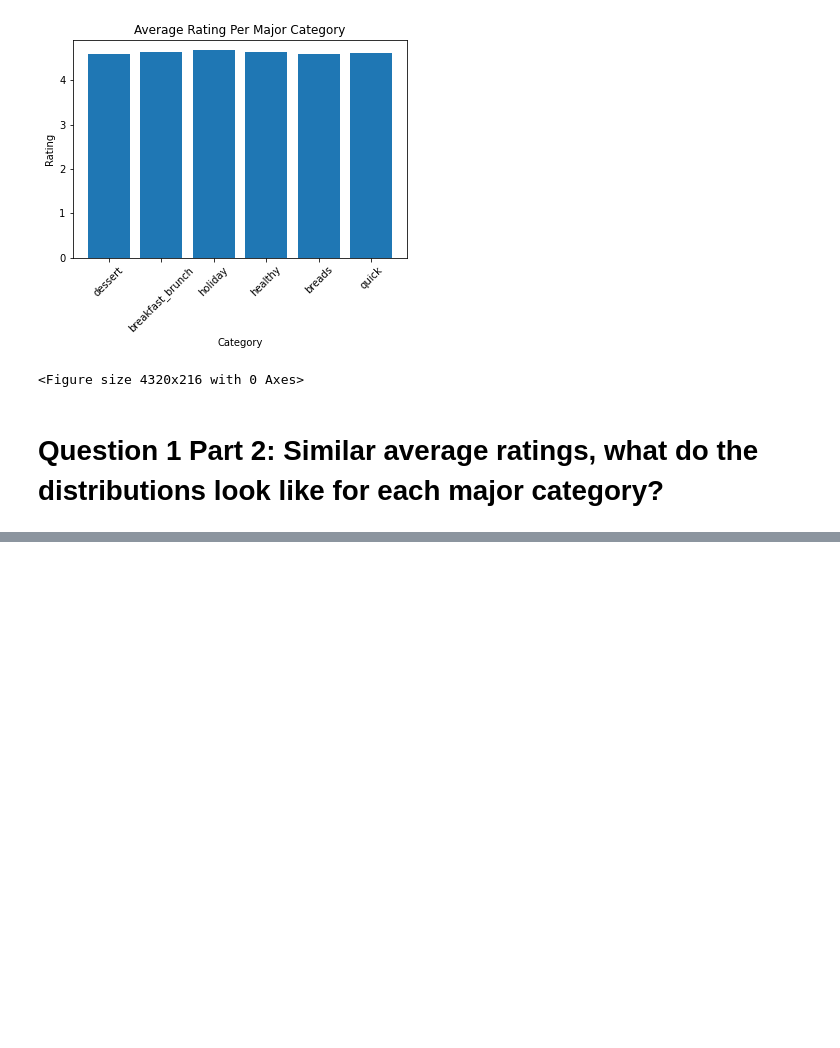
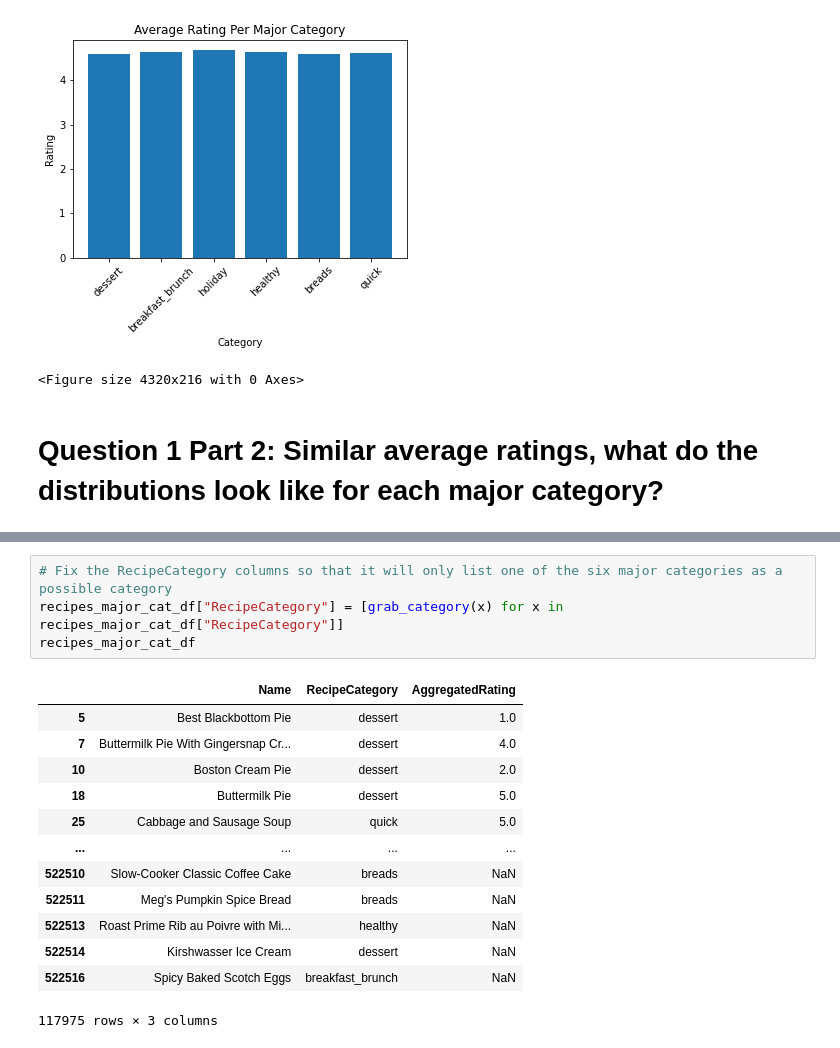
Before and after one commit to JenniferM-BShulyak/recipes_full, a Jupyter notebook: setup_exploration.ipynb, the cells around one changed output, grey strips where cells are left out. Saved outputs shown, nothing was run; the diff lists cells and outputs as text; blank space fills up the shorter version.

```diff
--- a/setup_exploration.ipynb
+++ b/setup_exploration.ipynb
@@ -111,0 +137,18 @@ plt.figure(figsize=(60, 3))
+# %%
+# Fix the RecipeCategory columns so that it will only list one of the six major categories as a possible category
+recipes_major_cat_df["RecipeCategory"] = [grab_category(x) for x in recipes_major_cat_df["RecipeCategory"]]
+recipes_major_cat_df
+# %% [output]
+|  | Name | RecipeCategory | AggregatedRating |
+| 5 | Best Blackbottom Pie | dessert | 1.0 |
+| 7 | Buttermilk Pie With Gingersnap Cr... | dessert | 4.0 |
+| 10 | Boston Cream Pie | dessert | 2.0 |
+| 18 | Buttermilk Pie | dessert | 5.0 |
+| 25 | Cabbage and Sausage Soup | quick | 5.0 |
+| ... | ... | ... | ... |
+| 522510 | Slow-Cooker Classic Coffee Cake | breads | NaN |
+| 522511 | Meg's Pumpkin Spice Bread | breads | NaN |
+| 522513 | Roast Prime Rib au Poivre with Mi... | healthy | NaN |
+| 522514 | Kirshwasser Ice Cream | dessert | NaN |
+| 522516 | Spicy Baked Scotch Eggs | breakfast_brunch | NaN |
+117975 rows × 3 columns
```
Also changed, not shown: parts of 5 cells of this notebook.
